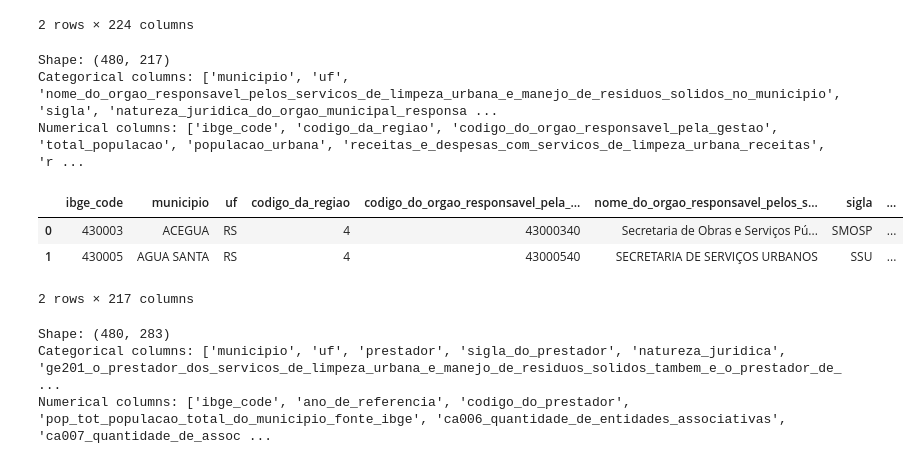
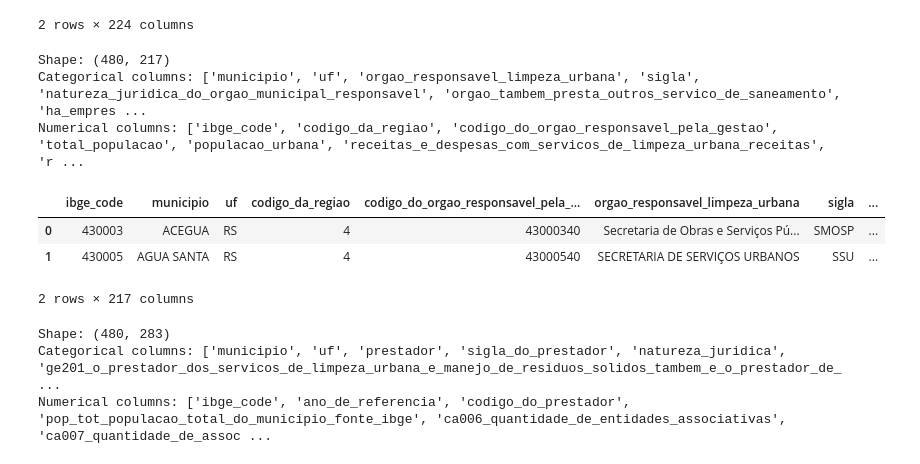
Before and after one commit to gabrielacmacc/cd-trabfinal, a Jupyter notebook: notebooks/dengue.ipynb, the cells around one changed output. Cells and saved outputs as stored; diff of their text form; code cells hidden in the pictures.

```diff
--- a/notebooks/dengue.ipynb
+++ b/notebooks/dengue.ipynb
@@ -210,30 +221,31 @@ Numerical columns: ['ibge_code', 'municipios_codigo_da_regiao', 'orgao_responsav
 # %%
 columns_to_drop = []
 
 snis_2021_clean = (
     snis_2021
     .pipe(normalize_column_names)
     .pipe(cast_br_numeric_columns)
     .pipe(cast_sim_nao)
     .pipe(drop_columns, columns_to_drop)
     .pipe(handle_missing)
     .rename(columns={
         "codigo_do_municipio": "ibge_code",
         "municipio":           "municipio",
         "uf":                  "uf",
+        "nome_do_orgao_responsavel_pelos_servicos_de_limpeza_urbana_e_manejo_de_residuos_solidos_no_municipio":     "orgao_responsavel_limpeza_urbana",
     })
     .assign(municipio=lambda df: normalize_city_name(df["municipio"]))
 )
 cat, num = split_categorical_numerical(snis_2021_clean)
 print("Shape:", snis_2021_clean.shape)
 print("Categorical columns:", cat.columns.tolist())
 print("Numerical columns:", num.columns.tolist())
 snis_2021_clean.head(2)
 # %% [output]
 Shape: (480, 217)
-Categorical columns: ['municipio', 'uf', 'nome_do_orgao_responsavel_pelos_servicos_de_limpeza_urbana_e_manejo_de_residuos_solidos_no_municipio', 'sigla', 'natureza_juridica_do_orgao_municipal_responsa ...
+Categorical columns: ['municipio', 'uf', 'orgao_responsavel_limpeza_urbana', 'sigla', 'natureza_juridica_do_orgao_municipal_responsavel', 'orgao_tambem_presta_outros_servico_de_saneamento', 'ha_empres ...
 Numerical columns: ['ibge_code', 'codigo_da_regiao', 'codigo_do_orgao_responsavel_pela_gestao', 'total_populacao', 'populacao_urbana', 'receitas_e_despesas_com_servicos_de_limpeza_urbana_receitas', 'r ...
-|  | ibge_code | municipio | uf | codigo_da_regiao | codigo_do_orgao_responsavel_pela_... | nome_do_orgao_responsavel_pelos_s... | sigla | ... |
+|  | ibge_code | municipio | uf | codigo_da_regiao | codigo_do_orgao_responsavel_pela_... | orgao_responsavel_limpeza_urbana | sigla | ... |
 | 0 | 430003 | ACEGUA | RS | 4 | 43000340 | Secretaria de Obras e Serviços Pú... | SMOSP | ... |
 | 1 | 430005 | AGUA SANTA | RS | 4 | 43000540 | SECRETARIA DE SERVIÇOS URBANOS | SSU | ... |
 2 rows × 217 columns
```
Also changed, not shown: parts of 14 cells of this notebook, 9 other files.
